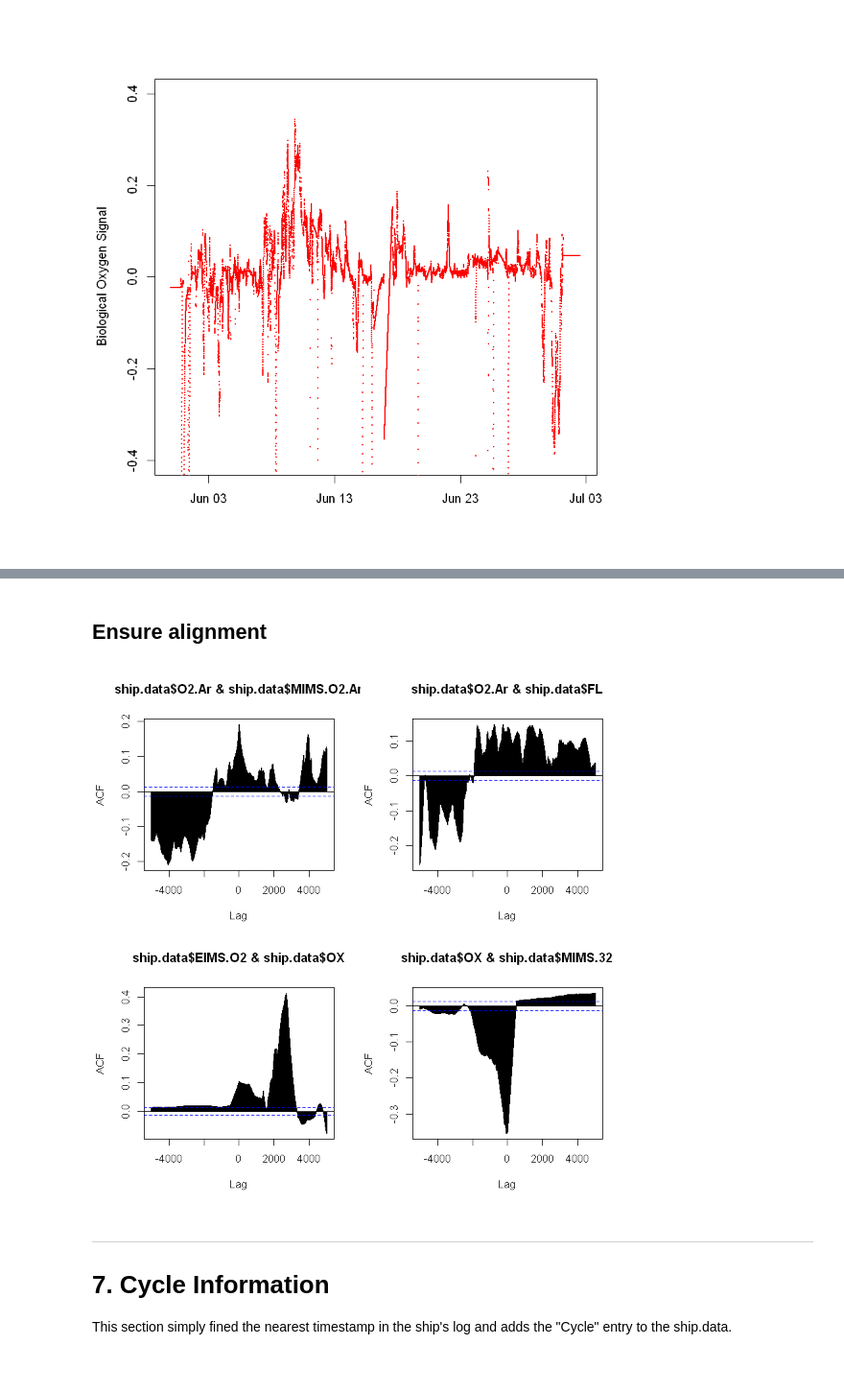
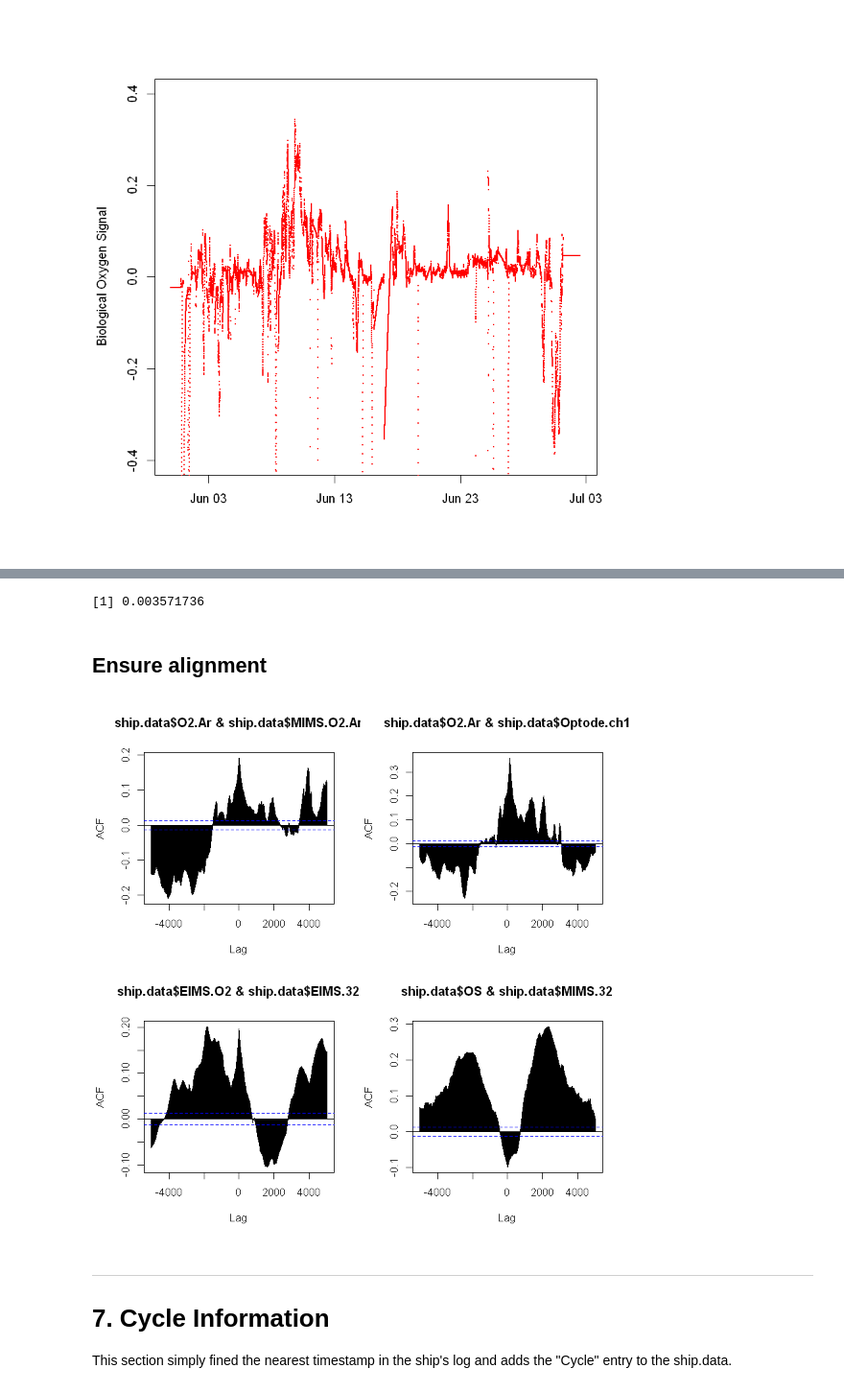
Before and after one commit to tbrycekelly/MIMS-TBK, a Jupyter notebook: Main Data Merge.ipynb, the cells around one changed output, grey strips where cells are left out. Shown at 96% size. Cells and saved outputs as stored; diff of their text form; code cells hidden in the pictures.

Commit message:
Optode Parsing

```diff
--- a/Main Data Merge.ipynb
+++ b/Main Data Merge.ipynb
@@ -739,14 +810,19 @@ points(ship.data$DT, ship.data$MIMS.O2.Ar / ship.data$MIMS.O2.Ar.cal - 1,
+# %%
+l = which(abs(ship.data$Optode.ch1 - ma(ship.data$Optode.ch1, n = 10)) > sd(ship.data$Optode.ch1))
+length(l) / nrow(ship.data)
+# %% [output]
+[1] 0.003571736
 # %% [markdown]
 ## Ensure alignment
 # %%
 par(mfrow=c(2,2))
 
 ccf(ship.data$O2.Ar, ship.data$MIMS.O2.Ar, lag.max = 5000)
-ccf(ship.data$O2.Ar, ship.data$FL, lag.max = 5000)
-ccf(ship.data$EIMS.O2, ship.data$OX, lag.max = 5000)
-ccf(ship.data$OX, ship.data$MIMS.32, lag.max = 5000)
+ccf(ship.data$O2.Ar, ship.data$Optode.ch1, lag.max = 5000)
+ccf(ship.data$EIMS.O2, ship.data$EIMS.32, lag.max = 5000)
+ccf(ship.data$OS, ship.data$MIMS.32, lag.max = 5000)
 # %% [output]
-[figure, old version]
+[figure, new version]
 # %% [markdown]
 ---
 # 7. Cycle Information
```
Also changed, not shown: parts of 7 cells of this notebook, 3 other files.
